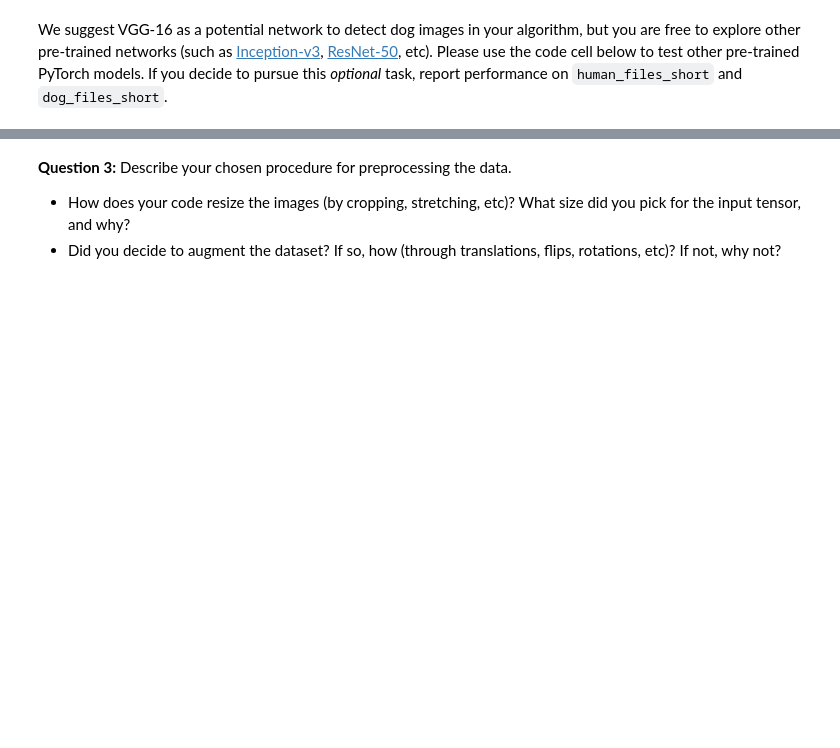
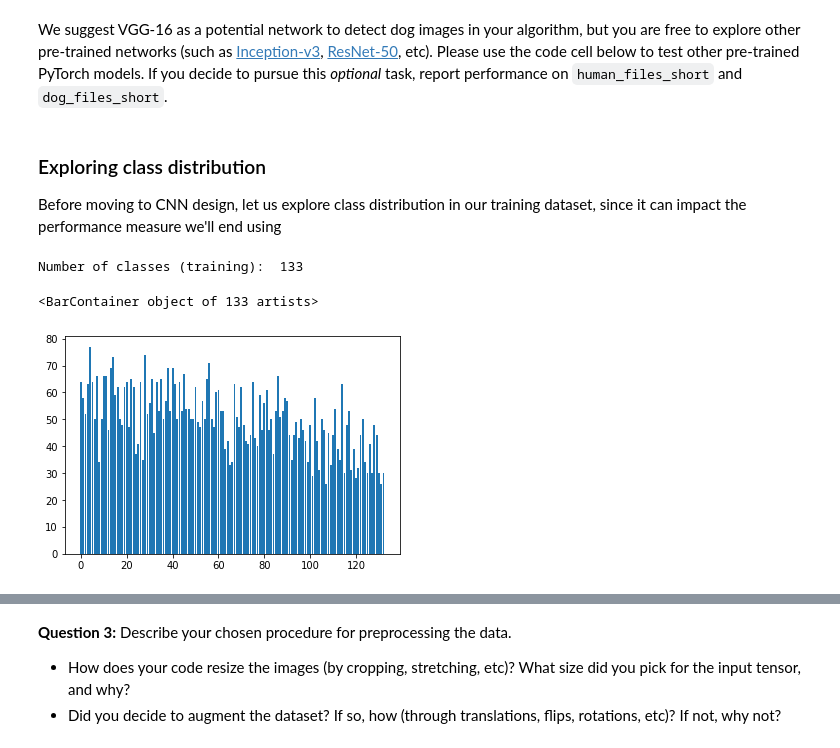
Before and after one commit to cptanalatriste/pooch-detector, a Jupyter notebook: dog_app.ipynb, the cells around one changed output, grey strips where cells are left out. Saved outputs shown, nothing was run; the diff lists cells and outputs as text; code cells hidden in the pictures; blank space fills up the shorter version.

Commit message:
Adding code for exploring class distribution

```diff
--- a/dog_app.ipynb
+++ b/dog_app.ipynb
@@ -267,3 +263,24 @@ We suggest VGG-16 as a potential network to detect dog images in your algorithm,
+# %% [markdown]
+### Exploring class distribution
+
+Before moving to CNN design, let us explore class distribution in our training dataset, since it can impact the performance measure we'll end using
+# %%
+from torchvision import datasets
+from collections import Counter
+import matplotlib.pyplot as plt
+
+root_folder = "dogImages/train"
+
+dataset_folder = datasets.ImageFolder(root=root_folder)
+all_classes = [class_index for _, class_index in dataset_folder.imgs]
+class_counter = Counter(all_classes)
+print("Number of classes (training): ", len(dataset_folder.classes))
+
+plt.bar(class_counter.keys(), class_counter.values())
+# %% [output]
+Number of classes (training):  133
+<BarContainer object of 133 artists>
+[figure, added]
 # %% [markdown]
 ---
 <a id='step3'></a>
```
Also changed, not shown: parts of 2 cells of this notebook, 1 other file.
